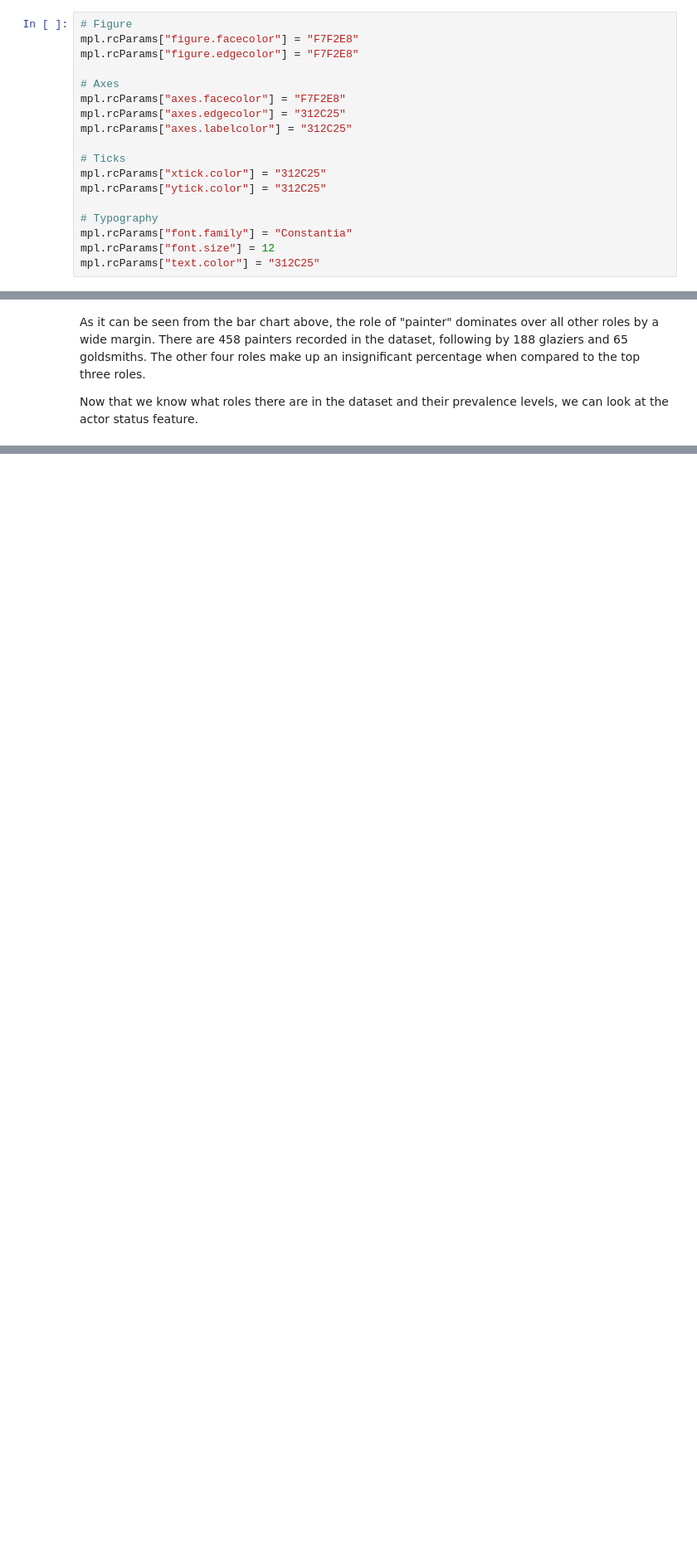
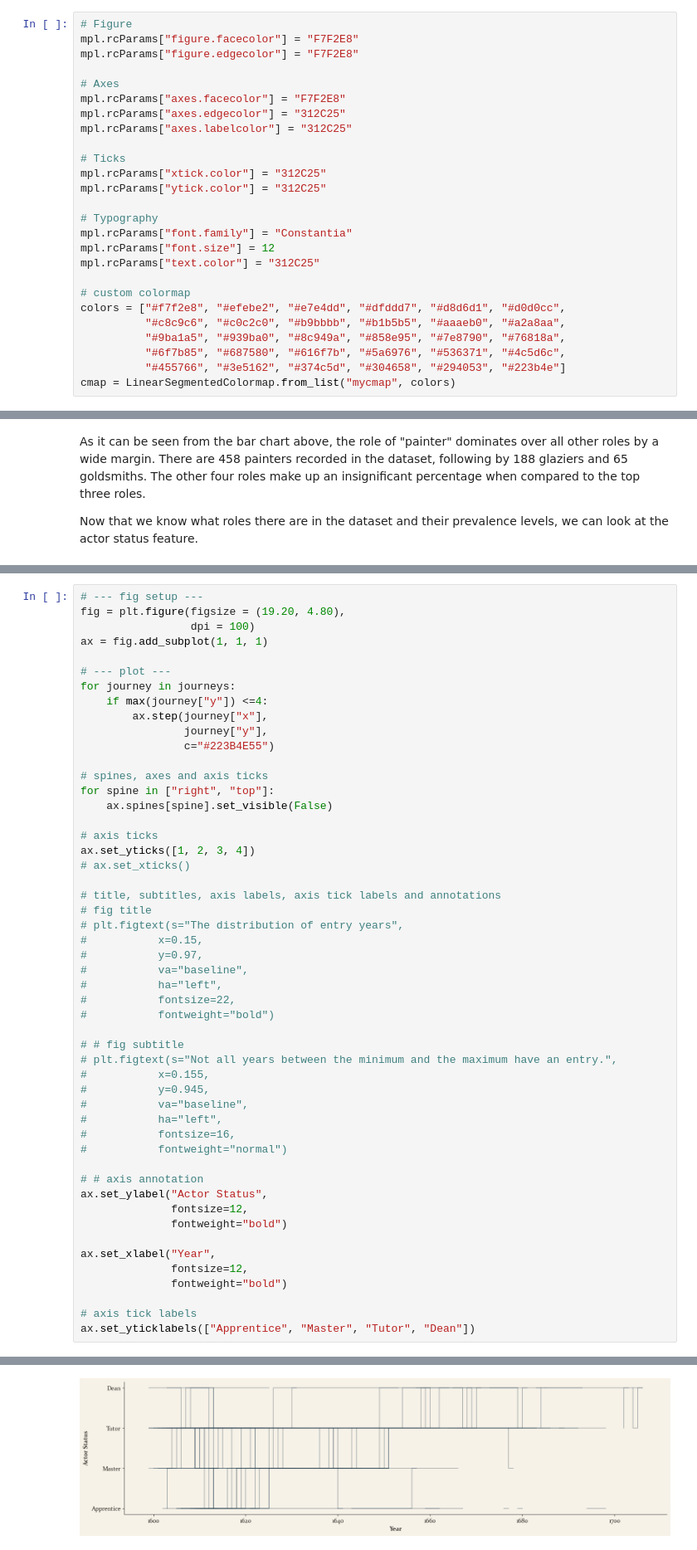
Before and after one commit to ejgenc/data-analysis_cornelia, a Jupyter notebook: notebooks/data-analysis.ipynb, the cells around one changed output, grey strips where cells are left out. Shown: that part at 83% size. Drawn from its saved outputs; the diff is of its cells as text; blank space fills up the shorter version.

```diff
--- a/notebooks/data-analysis.ipynb
+++ b/notebooks/data-analysis.ipynb
@@ -45,6 +47,14 @@ mpl.rcParams["ytick.color"] = "312C25"
 mpl.rcParams["font.family"] = "Constantia"
 mpl.rcParams["font.size"] = 12
 mpl.rcParams["text.color"] = "312C25"
+
+# custom colormap
+colors = ["#f7f2e8", "#efebe2", "#e7e4dd", "#dfddd7", "#d8d6d1", "#d0d0cc",
+          "#c8c9c6", "#c0c2c0", "#b9bbbb", "#b1b5b5", "#aaaeb0", "#a2a8aa",
+          "#9ba1a5", "#939ba0", "#8c949a", "#858e95", "#7e8790", "#76818a",
+          "#6f7b85", "#687580", "#616f7b", "#5a6976", "#536371", "#4c5d6c",
+          "#455766", "#3e5162", "#374c5d", "#304658", "#294053", "#223b4e"]
+cmap = LinearSegmentedColormap.from_list("mycmap", colors)
 # %% [markdown]
 ## Exploratory data analysis
 
@@ -305,0 +734,52 @@ subset
+# %%
+# --- fig setup ---
+fig = plt.figure(figsize = (19.20, 4.80),
+                 dpi = 100)
+ax = fig.add_subplot(1, 1, 1)
+
+# --- plot ---
+for journey in journeys:
+    if max(journey["y"]) <=4:
+        ax.step(journey["x"],
+                journey["y"],
+                c="#223B4E55")
+
+# spines, axes and axis ticks
+for spine in ["right", "top"]:
+    ax.spines[spine].set_visible(False)
+
+# axis ticks
+ax.set_yticks([1, 2, 3, 4])
+# ax.set_xticks()
+
+# title, subtitles, axis labels, axis tick labels and annotations
+# fig title
+# plt.figtext(s="The distribution of entry years",
+#           x=0.15,
+#           y=0.97,
+#           va="baseline",
+#           ha="left",
+#           fontsize=22,
+#           fontweight="bold")
+
+# # fig subtitle
+# plt.figtext(s="Not all years between the minimum and the maximum have an entry.",
+#           x=0.155,
+#           y=0.945,
+#           va="baseline",
+#           ha="left",
+#           fontsize=16,
+#           fontweight="normal")
+
+# # axis annotation
+ax.set_ylabel("Actor Status",
+              fontsize=12,
+              fontweight="bold")
+
+ax.set_xlabel("Year",
+              fontsize=12,
+              fontweight="bold")
+
+# axis tick labels
+ax.set_yticklabels(["Apprentice", "Master", "Tutor", "Dean"])
+# %% [output]
@@ -305,0 +790 @@ subset
+[figure, added]
```
Also changed, not shown: parts of 16 cells of this notebook.
